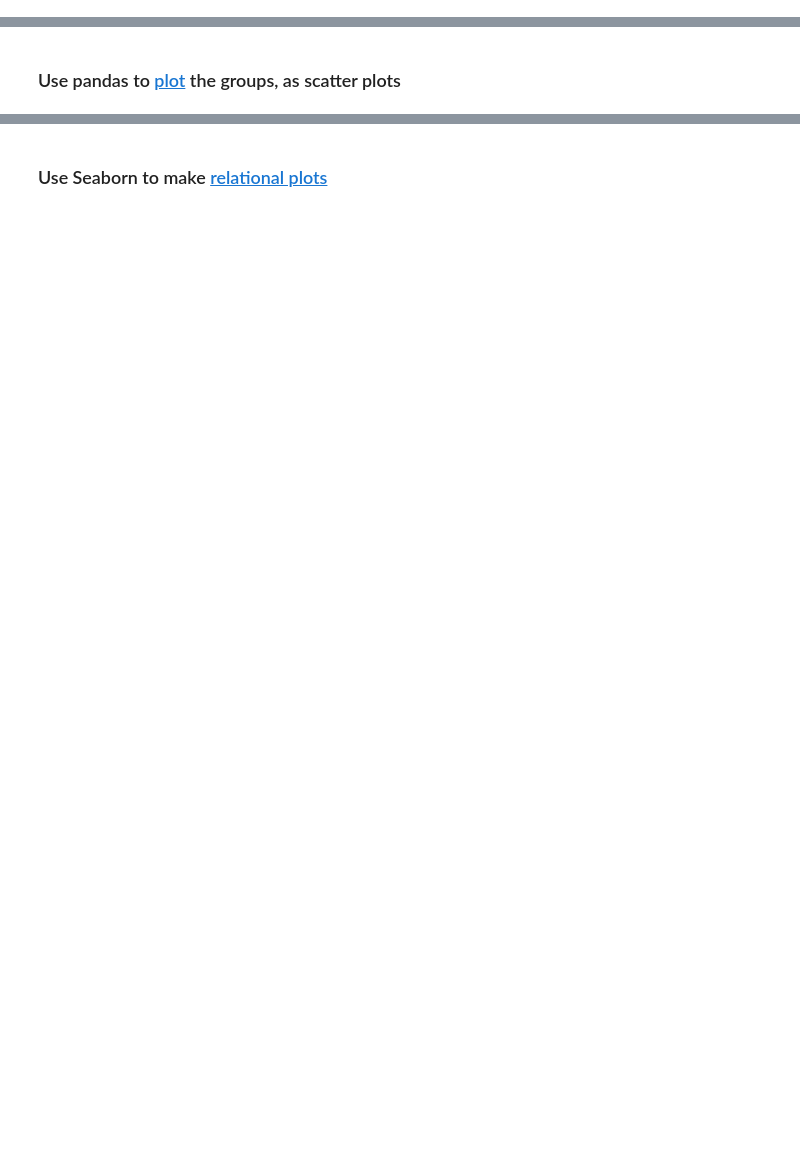
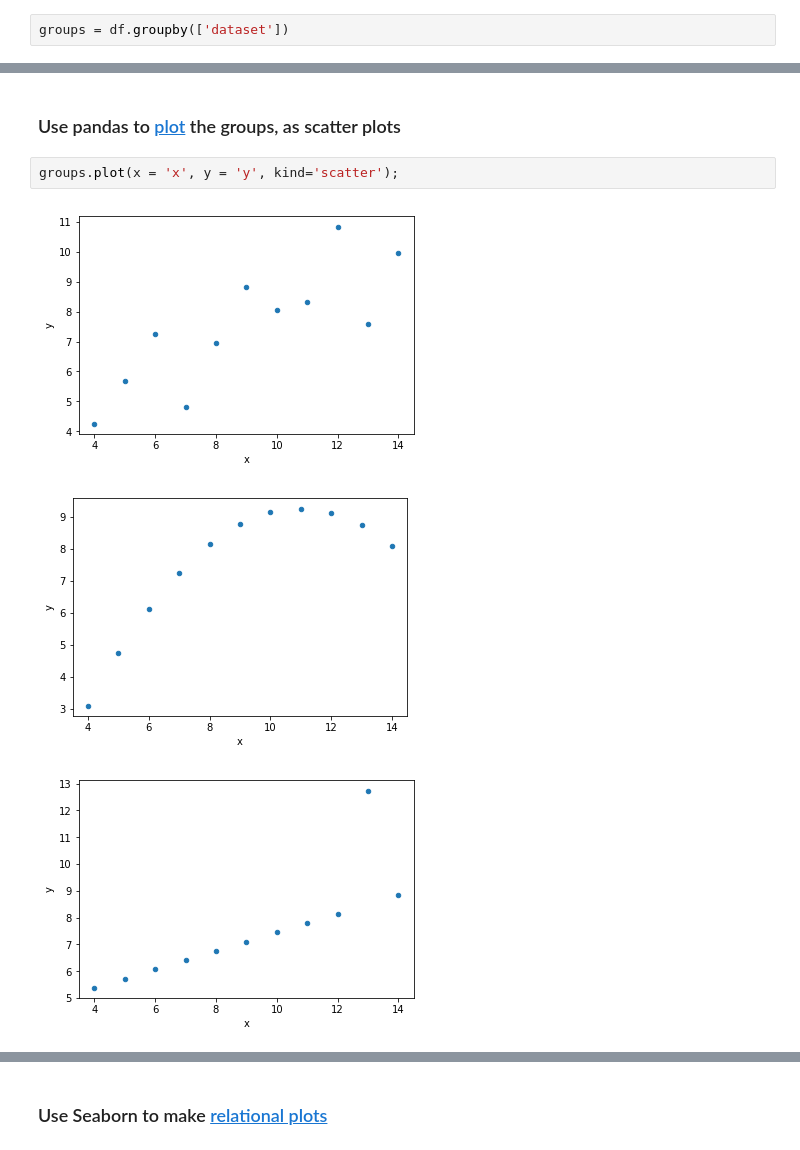
Before and after one commit to bloominstituteoftechnology/DS-Sprint-02-Storytelling-With-Data, a Jupyter notebook: module2-choose-appropriate-visualizations/LS_DS_122_Choose_appropriate_visualizations.ipynb, the cells around one changed output, grey strips where cells are left out. Saved outputs shown, nothing was run; the diff lists cells and outputs as text; blank space fills up the shorter version.

```diff
--- a/module2-choose-appropriate-visualizations/LS_DS_122_Choose_appropriate_visualizations.ipynb
+++ b/module2-choose-appropriate-visualizations/LS_DS_122_Choose_appropriate_visualizations.ipynb
@@ -68,4 +122,6 @@ df = sns.load_dataset('anscombe')
 # %% [markdown]
 ### [Group by](https://pandas.pydata.org/pandas-docs/stable/generated/pandas.DataFrame.groupby.html) `'dataset'`
+# %%
+groups = df.groupby(['dataset'])
 # %% [markdown]
 ### [Describe](https://pandas.pydata.org/pandas-docs/stable/generated/pandas.DataFrame.describe.html) the groups
@@ -80,2 +186,8 @@ df = sns.load_dataset('anscombe')
 # %% [markdown]
 ### Use pandas to [plot](https://pandas.pydata.org/pandas-docs/stable/generated/pandas.DataFrame.plot.html) the groups, as scatter plots
+# %%
+groups.plot(x = 'x', y = 'y', kind='scatter');
+# %% [output]
+[figure, added]
+[figure, added]
+[figure, added]
```
Also changed, not shown: parts of 28 cells of this notebook, 1 other file.
